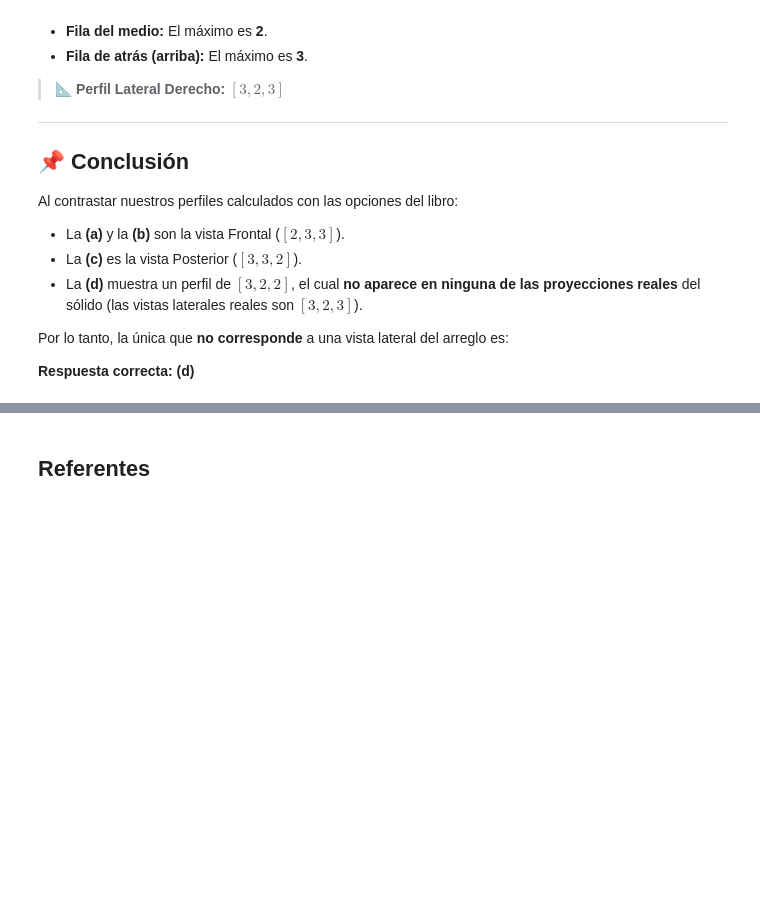
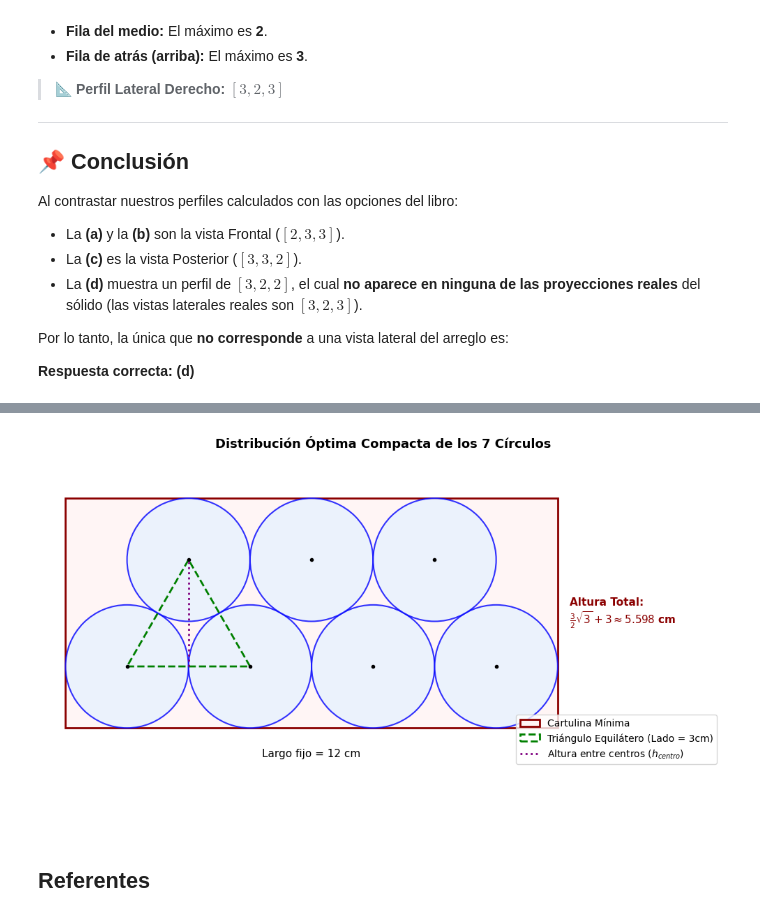
Before and after one commit to marco-canas/camino-udea, a Jupyter notebook: 6_razonamiento_geometrico/clase_13_areas_perimetros_volumenes/clase_13_areas_perimetros_volumenes.ipynb, the cells around one changed output, grey strips where cells are left out. Cells and saved outputs as stored; diff of their text form; code cells hidden in the pictures; blank space fills up the shorter version.

````diff
--- a/6_razonamiento_geometrico/clase_13_areas_perimetros_volumenes/clase_13_areas_perimetros_volumenes.ipynb
+++ b/6_razonamiento_geometrico/clase_13_areas_perimetros_volumenes/clase_13_areas_perimetros_volumenes.ipynb
@@ -568,3 +650,72 @@ Por lo tanto, la única que **no corresponde** a una vista lateral del arreglo e
+# %%
+import matplotlib.pyplot as plt
+import matplotlib.patches as patches
+import numpy as np
+
+# Datos del problema
+d = 3.0       # Diámetro
+r = d / 2.0   # Radio (1.5 cm)
+largo = 12.0  # Largo fijo de la cartulina
+
+# Cálculos geométricos del empaquetamiento compacto
+h_centro = d * (np.sqrt(3) / 2) # Altura entre centros (3/2 * sqrt(3))
+altura_total = d + h_centro     # Altura de la cartulina (3 + 3/2 * sqrt(3))
+
+# Configurar la gráfica
+fig, ax = plt.subplots(figsize=(10, 5))
+
+# 1. Dibujar el rectángulo de la cartulina de menor área
+cartulina = patches.Rectangle((0, 0), largo, altura_total, linewidth=2,
+                              edgecolor='darkred', facecolor='#fff5f5', label='Cartulina Mínima')
+ax.add_patch(cartulina)
+
+# 2. Posicionar los 7 círculos
+# Fila inferior: 4 círculos
+centros_fila1 = [(r + i * d, r) for i in range(4)]
+# Fila superior: 3 círculos intercalados en los valles
+centros_fila2 = [(d + i * d, r + h_centro) for i in range(3)]
+
+todos_los_centros = centros_fila1 + centros_fila2
+
+for centro in todos_los_centros:
+    circulo = plt.Circle(centro, r, edgecolor='blue', facecolor='#e6f2ff', alpha=0.8, linewidth=1.5)
+    ax.add_patch(circulo)
+    ax.plot(centro[0], centro[1], 'ko', markersize=3) # Punto del centro
+
+# 3. Dibujar el triángulo equilátero de referencia entre los centros
+# Usaremos el primer círculo de la fila superior y los dos de abajo que lo sostienen
+c_izq = centros_fila1[0]
+c_der = centros_fila1[1]
+c_sup = centros_fila2[0]
+
+triangulo = plt.Polygon([c_izq, c_der, c_sup], closed=True,
+                        edgecolor='green', facecolor='none', linestyle='--', linewidth=2, label='Triángulo Equilátero (Lado = 3cm)')
+ax.add_patch(triangulo)
+
+# Línea que representa h_centro (la altura del triángulo)
+ax.plot([c_sup[0], c_sup[0]], [c_izq[1], c_sup[1]], color='purple', linestyle=':', linewidth=2, label='Altura entre centros ($h_{centro}$)')
+
+# Cifras y anotaciones de cotas informativas
+ax.text(largo + 0.3, altura_total / 2, f'Altura Total:\n$\\frac{{3}}{{2}}\\sqrt{{3}} + 3 \\approx {altura_total:.3f}$ cm',
+        va='center', ha='left', color='darkred', fontweight='bold', fontsize=11)
+ax.text(largo / 2, -0.5, 'Largo fijo = 12 cm', va='top', ha='center', color='black', fontsize=11)
+
+# Ajustes de los ejes de coordenadas
+ax.set_xlim(-0.5, largo + 4.0)
+ax.set_ylim(-1.0, altura_total + 1.0)
+ax.set_aspect('equal')
+ax.axis('off')
+ax.set_title('Distribución Óptima Compacta de los 7 Círculos', fontsize=13, fontweight='bold', pad=10)
+ax.legend(loc='lower right')
+
+# Mostrar la imagen resultante
+plt.tight_layout()
+plt.show()
+# %% [output]
+[figure, added]
+# %% [markdown]
+
+```
 # %% [markdown]
 ## Referentes
 # %% [markdown]
````
Also changed, not shown: parts of 7 cells of this notebook, 3 other files.
